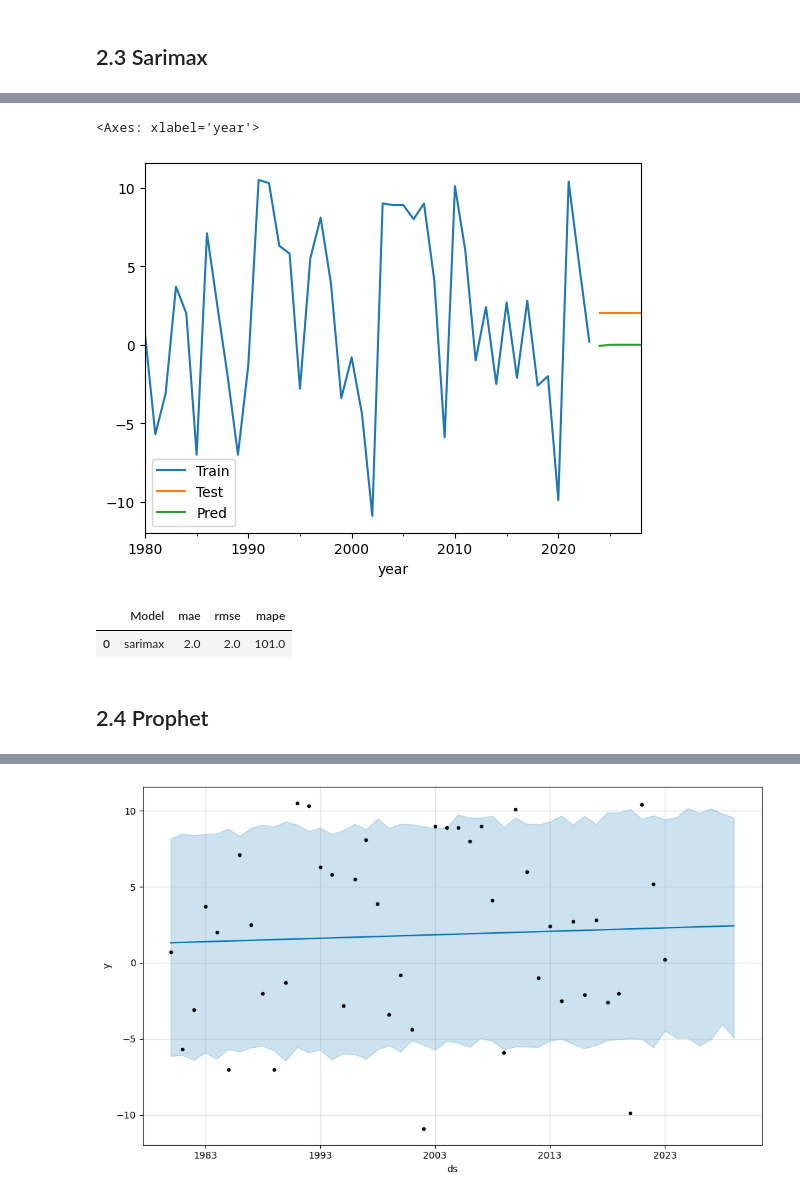
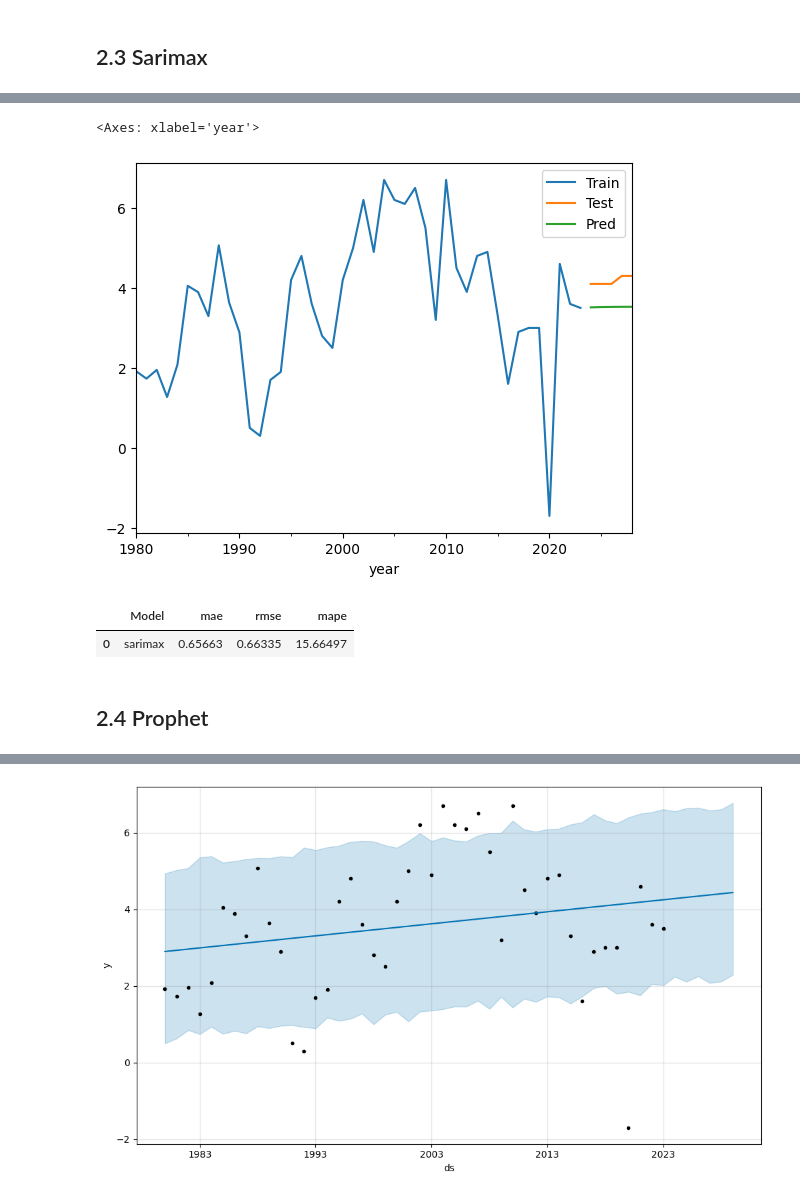
Before and after one commit to lavinomenezes/Desafio_DS_Series_Temporais, a Jupyter notebook: notebooks/desafio_df_v01_time_series_analyses.ipynb, the cells around one changed output, grey strips where cells are left out. Saved outputs shown, nothing was run; the diff lists cells and outputs as text; code cells hidden in the pictures.

Commit message:
exog variables and all countrys

```diff
--- a/notebooks/desafio_df_v01_time_series_analyses.ipynb
+++ b/notebooks/desafio_df_v01_time_series_analyses.ipynb
@@ -160,5 +164,11 @@ df_raw.head()
 5 rows × 228 columns
 # %%
 df_raw = df_raw.asfreq(freq='AS')
+# %%
+df_raw['Afghanistan'] = df_raw['Afghanistan'].fillna(df_raw['Afghanistan'].mean())
+df_raw['Lebanon'] = df_raw['Lebanon'].fillna(df_raw['Lebanon'].mean())
+df_raw['Syria'] = df_raw['Syria'].fillna(df_raw['Syria'].mean())
+df_raw['Ukraine'] = df_raw['Ukraine'].fillna(df_raw['Ukraine'].mean())
+df_raw['Venezuela'] = df_raw['Venezuela'].fillna(df_raw['Venezuela'].mean())
 # %% [markdown]
 # 1.0 Season decomposition - additive model
@@ -168,3 +175,6 @@ from dateutil.parser import parse
+# %%
+# country = 'Albania'
+country = 'Sub-Saharan Africa (Region) '
 # %% [markdown]
 ## 1.1 plot
 # %%
@@ -289,16 +309,16 @@ pred_sarimax
 Freq: AS-JAN, dtype: float64
 # %%
-train['Argentina'].plot(legend=True, label='Train')
-test['Argentina'].plot(legend=True, label='Test')
+train[country].plot(legend=True, label='Train')
+test[country].plot(legend=True, label='Test')
 pred_sarimax.plot(legend=True, label='Pred')
 # %% [output]
 <Axes: xlabel='year'>
-[figure, old version]
+[figure, new version]
 # %%
-metrics_sarimax = metrics(test['Argentina'], pred_sarimax, 'sarimax')
+metrics_sarimax = metrics(test[country], pred_sarimax, 'sarimax')
 metrics_sarimax
 # %% [output]
 |  | Model | mae | rmse | mape |
-| 0 | sarimax | 2.0 | 2.0 | 101.0 |
+| 0 | sarimax | 0.65663 | 0.66335 | 15.66497 |
 # %% [markdown]
 ## 2.4 Prophet
@@ -305,13 +327,14 @@ metrics_sarimax
 # %%
-aux = train[['Argentina']].copy()
+
+aux = train[[country]].copy()
 aux['ds'] = aux.index
-aux.rename(columns={'Argentina': 'y'}, inplace=True)
+aux.rename(columns={country: 'y'}, inplace=True)
 aux
 
 # # Crie e ajuste o modelo
 model_prophet = Prophet(
     growth='linear',
-    seasonality_mode='multiplicative',
+    seasonality_mode='additive',
     yearly_seasonality=False,
     weekly_seasonality=False,
     daily_seasonality=False,
@@ -332,4 +355,4 @@ model_prophet.plot(forecast);
-[figure, old version]
+[figure, new version]
 # %%
 aux = forecast[['yhat']][-5:]
 aux.index = test.index
```
Also changed, not shown: parts of 52 cells of this notebook.
